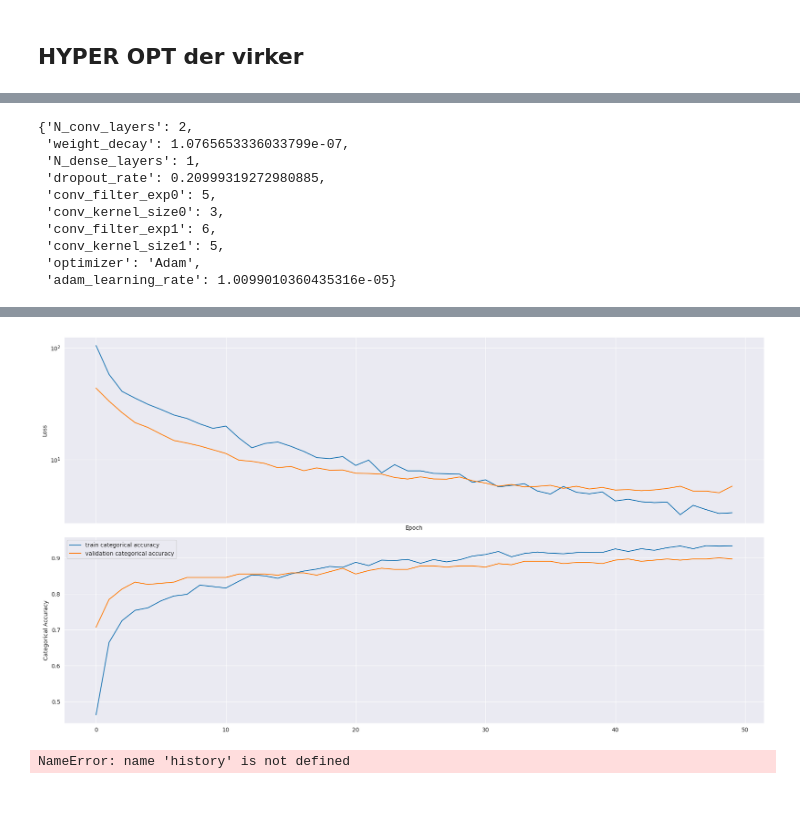
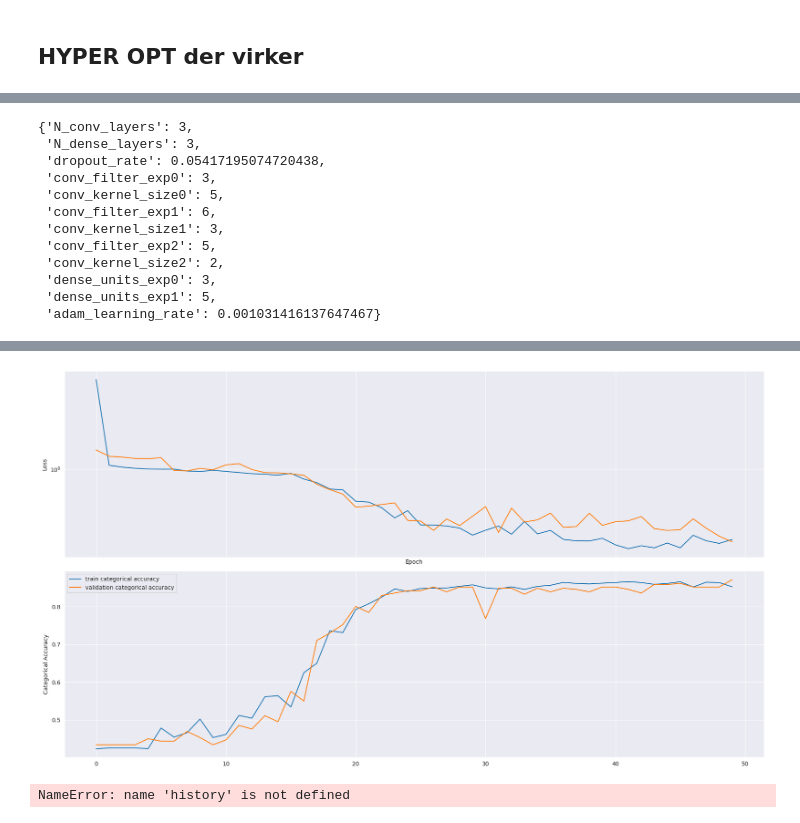
Before and after one commit to AsbjornPreuss/AppMLFinalProject, a Jupyter notebook: CNN.ipynb, the cells around one changed output, grey strips where cells are left out. Drawn from its saved outputs; the diff is of its cells as text; code cells hidden in the pictures.

```diff
--- a/CNN.ipynb
+++ b/CNN.ipynb
@@ -173,7 +173,7 @@ for values in labels_raw:
 plt.plot(value_array)
 plt.show()
 
-label = [label_dict[i] for i in index]
+label = [label_dict[i_] for i_ in index]
 print(len(label), len(index))
 #mask = [index != ind]
 #print(print(index, ind))
@@ -368,12 +368,11 @@ model.compile(loss=CategoricalCrossentropy(),
 
 def create_tf_model_CNN(trial):
     N_conv_layers = trial.suggest_int('N_conv_layers', 1, 3)
-    weight_decay = trial.suggest_float('weight_decay', 1e-10, 1e-3, log=True)
     N_dense_layers = trial.suggest_int('N_dense_layers', 1, 3)
     dropout_rate = trial.suggest_float('dropout_rate', 0.0, 0.5)
     model = Sequential()  # Network type is Sequential
     for i in range(N_conv_layers):
-        model.add(Conv2D(filters=2**trial.suggest_int('conv_filter_exp'+str(i), 4, 8),
+        model.add(Conv2D(filters=2**trial.suggest_int('conv_filter_exp'+str(i), 3, 7),
                          kernel_size=trial.suggest_int('conv_kernel_size'+str(i), 2, 5),
                          strides=1,
                          padding='same',
@@ -391,7 +390,7 @@ def create_tf_optimizer(trial):
     # We optimize the choice of optimizers as well as their parameters.
     kwargs = {}
     optimizer_options = ["RMSprop", "Adam", "SGD"]
-    optimizer_selected = trial.suggest_categorical("optimizer", optimizer_options)
+    optimizer_selected = "Adam"#trial.suggest_categorical("optimizer", optimizer_options)
     if optimizer_selected == "RMSprop":
         kwargs["learning_rate"] = trial.suggest_float(
             "rmsprop_learning_rate", 1e-5, 1e-1, log=True
@@ -399,7 +398,7 @@ def create_tf_optimizer(trial):
         kwargs["weight_decay"] = trial.suggest_float("rmsprop_weight_decay", 0.85, 0.99)
         kwargs["momentum"] = trial.suggest_float("rmsprop_momentum", 1e-5, 1e-1, log=True)
     elif optimizer_selected == "Adam":
-        kwargs["learning_rate"] = trial.suggest_float("adam_learning_rate", 1e-5, 1e-1, log=True)
+        kwargs["learning_rate"] = trial.suggest_float("adam_learning_rate", 1e-7, 1e-1, log=True)
     elif optimizer_selected == "SGD":
         kwargs["learning_rate"] = trial.suggest_float(
             "sgd_opt_learning_rate", 1e-5, 1e-1, log=True
@@ -416,7 +415,7 @@ def objective(trial, X_train, Y_train, X_test, Y_test):
     optimizer = create_tf_optimizer(trial)
     model.compile(optimizer, loss=CategoricalCrossentropy())
     # Fit the model to the data
-    model.fit(x=X_train, y = Y_train, epochs=10, validation_data=(X_test, Y_test), verbose=0)
+    model.fit(x=X_train, y = Y_train, epochs=30, validation_data=(X_test, Y_test), verbose=0)
     # Find the accuracy
     cce = CategoricalCrossentropy()
     accuracy = cce(Y_test, model(X_test))
@@ -448,7 +447,7 @@ Model: "sequential_75"
 ## HYPER OPT der virker
 # %%
 import optuna
-study = optuna.create_study(direction='maximize')
+study = optuna.create_study(direction='minimize')
 study.optimize(lambda trial: objective(trial, train_images, train_labels, val_images, val_labels), n_trials=20)
 # trial = study.best_trial
 # %% [output]
@@ -472,22 +464,24 @@ study.optimize(lambda trial: objective(trial, train_images, train_labels, val_im
 # %%
 study.best_params
 # %% [output]
-{'N_conv_layers': 2,
- 'weight_decay': 1.0765653336033799e-07,
- 'N_dense_layers': 1,
- 'dropout_rate': 0.20999319272980885,
- 'conv_filter_exp0': 5,
- 'conv_kernel_size0': 3,
+{'N_conv_layers': 3,
+ 'N_dense_layers': 3,
+ 'dropout_rate': 0.05417195074720438,
+ 'conv_filter_exp0': 3,
+ 'conv_kernel_size0': 5,
  'conv_filter_exp1': 6,
- 'conv_kernel_size1': 5,
- 'optimizer': 'Adam',
- 'adam_learning_rate': 1.0099010360435316e-05}
+ 'conv_kernel_size1': 3,
+ 'conv_filter_exp2': 5,
+ 'conv_kernel_size2': 2,
+ 'dense_units_exp0': 3,
+ 'dense_units_exp1': 5,
+ 'adam_learning_rate': 0.001031416137647467}
 # %%
 trial = study.best_trial
 tf_model = create_tf_model_CNN(trial)
 tf_optimizer = create_tf_optimizer(trial)
 tf_model.compile(optimizer=tf_optimizer, loss=CategoricalCrossentropy(), metrics=['categorical_accuracy'])
-history = tf_model.fit(x=train_images, y=train_labels, epochs=200, validation_data=(val_images, val_labels), verbose=1)
+history = tf_model.fit(x=train_images, y=train_labels, epochs=50, validation_data=(val_images, val_labels), verbose=1)
 fig, ax = plt.subplots(nrows=2, sharex=True)
 
 
@@ -525,4 +519,4 @@ Epoch 50/50
-[figure, old version]
+[figure, new version]
 # %%
 # %% [output]
 NameError: name 'history' is not defined
```
Also changed, not shown: parts of 4 cells of this notebook.
